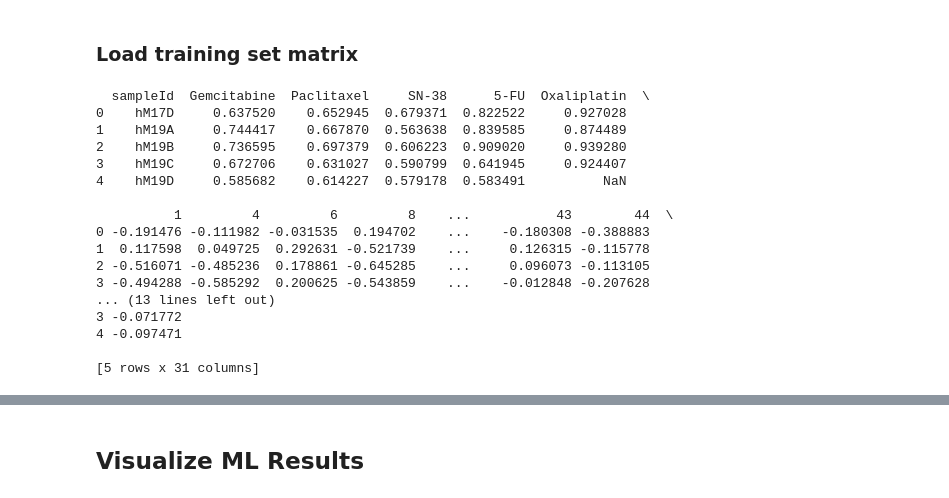
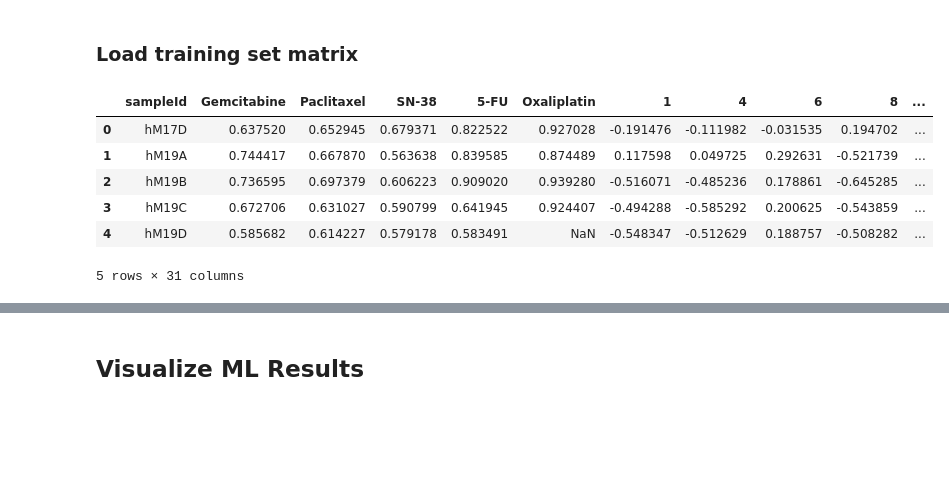
Before and after one commit to CodingBash/CNV-Clinical-Preprocessing, a Jupyter notebook: notebooks/Supervised Learning using CNLR COREs.ipynb, the cells around one changed output, grey strips where cells are left out. Cells and saved outputs as stored; diff of their text form; code cells hidden in the pictures; blank space fills up the shorter version.

```diff
--- a/notebooks/Supervised Learning using CNLR COREs.ipynb
+++ b/notebooks/Supervised Learning using CNLR COREs.ipynb
@@ -57,20 +63,10 @@ labels = list(range(0,5))
 # %%
-pprint(labeled_matrix_training_set.copy().head())
+display(labeled_matrix_training_set.copy().head())
 # %% [output]
+|  | sampleId | Gemcitabine | Paclitaxel | SN-38 | 5-FU | Oxaliplatin | 1 | 4 | 6 | 8 | ... |
+| 0 | hM17D | 0.637520 | 0.652945 | 0.679371 | 0.822522 | 0.927028 | -0.191476 | -0.111982 | -0.031535 | 0.194702 | ... |
+| 1 | hM19A | 0.744417 | 0.667870 | 0.563638 | 0.839585 | 0.874489 | 0.117598 | 0.049725 | 0.292631 | -0.521739 | ... |
+| 2 | hM19B | 0.736595 | 0.697379 | 0.606223 | 0.909020 | 0.939280 | -0.516071 | -0.485236 | 0.178861 | -0.645285 | ... |
+| 3 | hM19C | 0.672706 | 0.631027 | 0.590799 | 0.641945 | 0.924407 | -0.494288 | -0.585292 | 0.200625 | -0.543859 | ... |
+| 4 | hM19D | 0.585682 | 0.614227 | 0.579178 | 0.583491 | NaN | -0.548347 | -0.512629 | 0.188757 | -0.508282 | ... |
-  sampleId  Gemcitabine  Paclitaxel     SN-38      5-FU  Oxaliplatin  \
-0    hM17D     0.637520    0.652945  0.679371  0.822522     0.927028
-1    hM19A     0.744417    0.667870  0.563638  0.839585     0.874489
-2    hM19B     0.736595    0.697379  0.606223  0.909020     0.939280
-3    hM19C     0.672706    0.631027  0.590799  0.641945     0.924407
-4    hM19D     0.585682    0.614227  0.579178  0.583491          NaN
-
-          1         4         6         8    ...           43        44  \
-0 -0.191476 -0.111982 -0.031535  0.194702    ...    -0.180308 -0.388883
-1  0.117598  0.049725  0.292631 -0.521739    ...     0.126315 -0.115778
-2 -0.516071 -0.485236  0.178861 -0.645285    ...     0.096073 -0.113105
-3 -0.494288 -0.585292  0.200625 -0.543859    ...    -0.012848 -0.207628
-... (13 lines left out)
-3 -0.071772
-4 -0.097471
-
-[5 rows x 31 columns]
+5 rows × 31 columns
```
Also changed, not shown: parts of 13 cells of this notebook, 5 other files.
